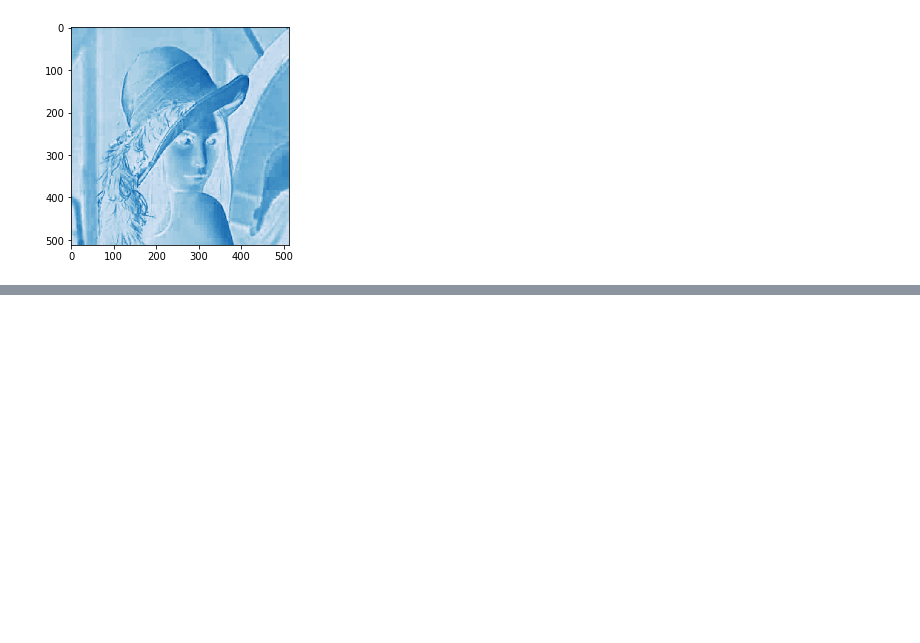
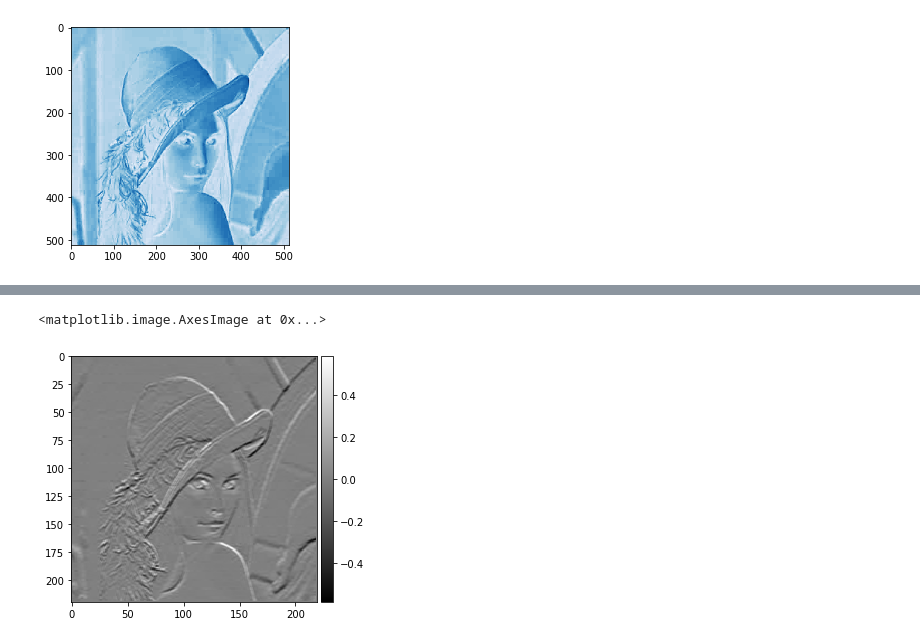
Before and after one commit to GuruPrasadhBM/ComputerVision, a Jupyter notebook: 1_WorkingWithImages.ipynb, the cells around one changed output, grey strips where cells are left out. Cells and saved outputs as stored; diff of their text form; code cells hidden in the pictures; blank space fills up the shorter version.

```diff
--- a/1_WorkingWithImages.ipynb
+++ b/1_WorkingWithImages.ipynb
@@ -42,0 +73,5 @@ plt.imshow(blue, cmap ='Blues')
+# %%
+imshow(edges_prewitt_horizontal, cmap='gray')
+# %% [output]
+<matplotlib.image.AxesImage at 0x...>
+[figure, added]
```
Also changed, not shown: parts of 8 cells of this notebook.
